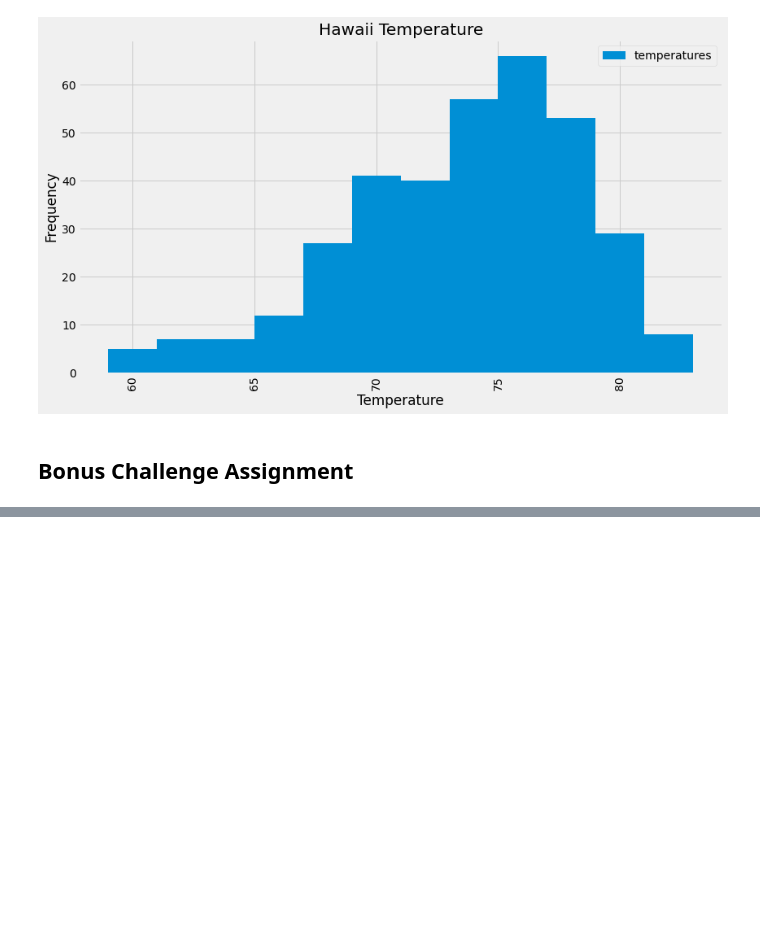
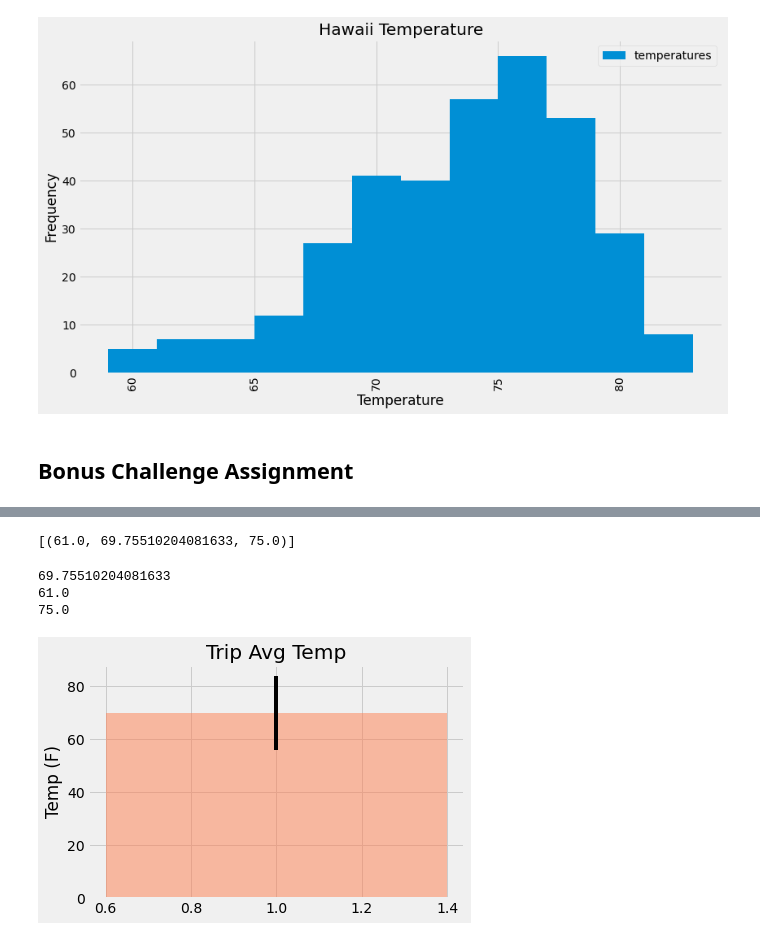
Before and after one commit to LeeProut/sqlalchemy-challenge, a Jupyter notebook: climate.ipynb, the cells around one changed output, grey strips where cells are left out. Cells and saved outputs as stored; diff of their text form; code cells hidden in the pictures; blank space fills up the shorter version.

Commit message:
worked through temp analysis II

```diff
--- a/climate.ipynb
+++ b/climate.ipynb
@@ -276,2 +321,81 @@ print(calc_temps('2012-02-28', '2012-03-05'))
+# %%
+# Use your previous function `calc_temps` to calculate the tmin, tavg, and tmax
+# for your trip using the previous year's data for those same dates.
+def calc_temps(start_date, end_date):
+    """TMIN, TAVG, and TMAX for a list of dates.
+
+    Args:
+        start_date (string): A date string in the format %Y-%m-%d
+        end_date (string): A date string in the format %Y-%m-%d
+
+    Returns:
+        TMIN, TAVE, and TMAX
+    """
+
+    return session.query(func.min(Measurement.tobs), func.avg(Measurement.tobs), func.max(Measurement.tobs)).\
+        filter(Measurement.date >= start_date).filter(Measurement.date <= end_date).all()
+
+# function usage example
+#print(calc_temps('2011-02-28', '2011-03-05'))
+
+trip_temps = (calc_temps('2011-02-28', '2011-03-05'))
+print(trip_temps)
+# %% [output]
+[(61.0, 69.75510204081633, 75.0)]
+# %%
+# Plot the results from your previous query as a bar chart.
+# Use "Trip Avg Temp" as your Title
+# Use the average temperature for the y value
+# Use the peak-to-peak (tmax-tmin) value as the y error bar (yerr)
+
+#unpack tuples using list comprehension
+# t_avg = [result[1] for result in trip_temps]
+# t_min = [result[0] for result in trip_temps]
+# t_max = [result[2] for result in trip_temps]
+
+# for result in dec_averages:
+#     temp = result[1]
+
+
+for result in trip_temps:
+    t_avg = result[1]
+    t_min = result[0]
+    t_max = result[2]
+
+
+print(t_avg)
+print(t_min)
+print(t_max)
+
+
+y_value = t_avg
+x_axis = 1
+
+plt.bar(x_axis, y_value, color="coral", alpha=0.5, yerr=t_max-t_min)
+
+plt.title("Trip Avg Temp")
+plt.ylabel("Temp (F)")
+
+plt.show()
+
+# df1 = pd.DataFrame(trip_temps, columns=["Min Temp", "Avg Temp", "Max Temp"])
+# df1
+
+# df1.plot.bar(t_avg, yerr=(t_max-t_min))
+
+##example of how to handle plot if using df with additional columns
+# x_values = precip_df["date"]
+# y_values = precip_df["prcp"]
+
+# precip_df.plot(x_values, y_values)
+
+# x_axis = np.arange(len(trip_temps))
+
+# plt.bar(x_axis, t_avg, yerr=(t_max-t_min))
+# %% [output]
+69.75510204081633
+61.0
+75.0
+[figure, added]
 # %%
 # Calculate the total amount of rainfall per weather station for your trip dates using the previous year's matching dates.
```
Also changed, not shown: parts of 9 cells of this notebook.
